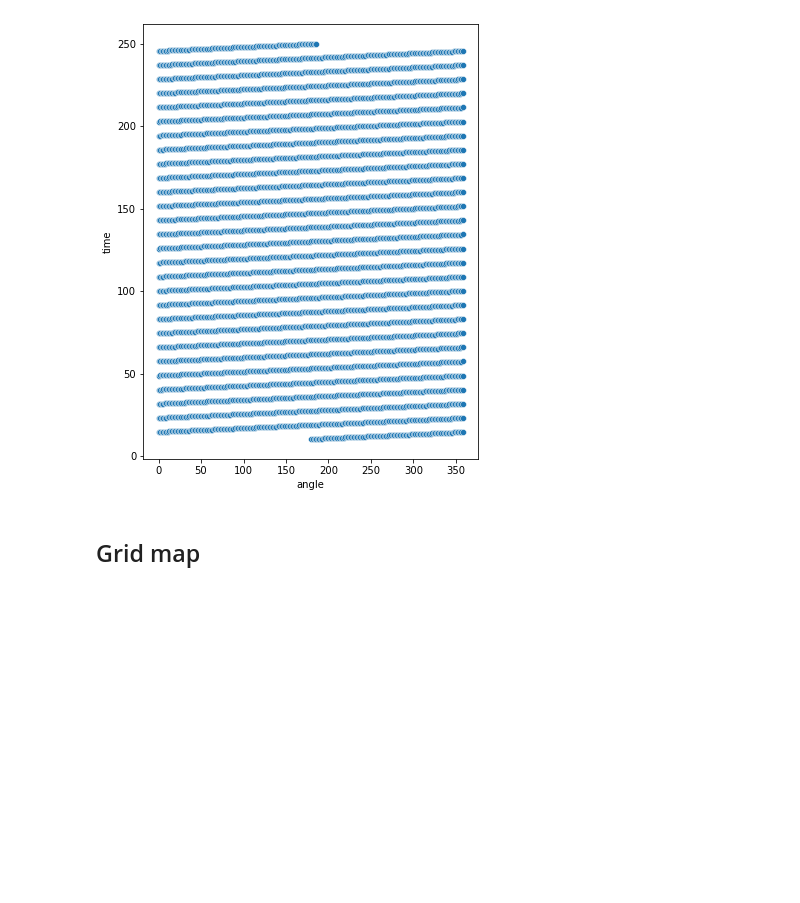
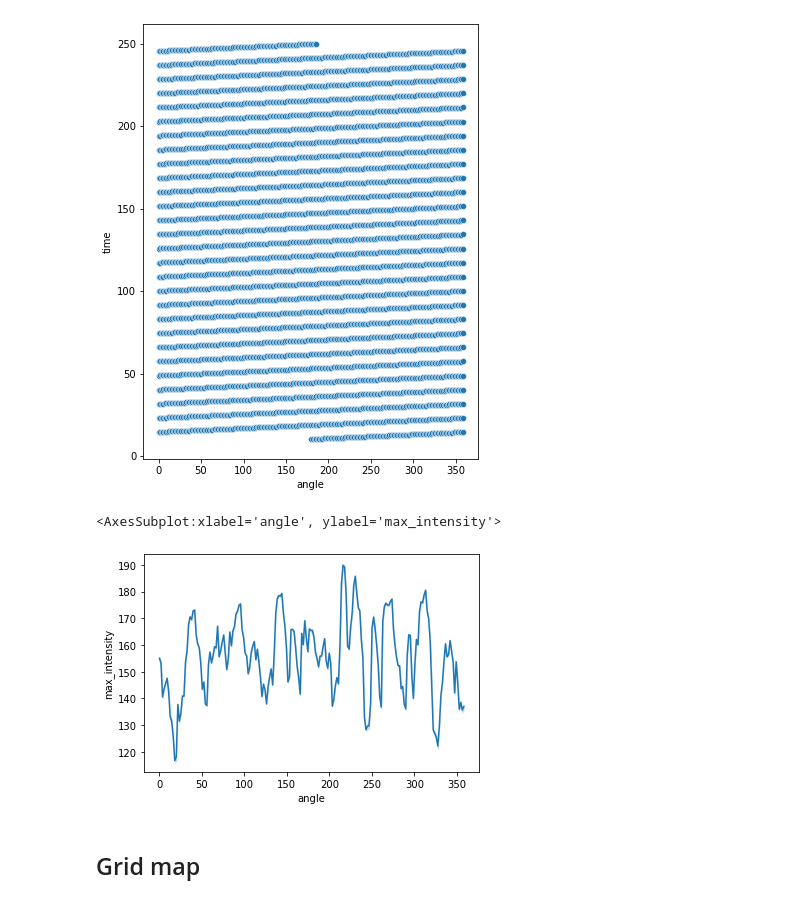
Before and after one commit to JoaoCostaIFG/slam, a Jupyter notebook: preproc.ipynb, the cells around one changed output. Cells and saved outputs as stored; diff of their text form; code cells hidden in the pictures; blank space fills up the shorter version.

```diff
--- a/preproc.ipynb
+++ b/preproc.ipynb
@@ -50,6 +51,12 @@ plt.figure(figsize=(6.0, 8.0))
 sb.scatterplot(data=df, x="angle", y="time");
 # %% [output]
 [figure]
+# %%
+df['max_intensity'] = df.apply(lambda x: max(x["intensities"]), axis=1)
+sb.lineplot(data=df, x="angle", y="max_intensity")
+# %% [output]
+<AxesSubplot:xlabel='angle', ylabel='max_intensity'>
+[figure, added]
 # %% [markdown]
 ## Grid map
 # %% [markdown]
```
Also changed, not shown: parts of 4 cells of this notebook, 1 other file.
